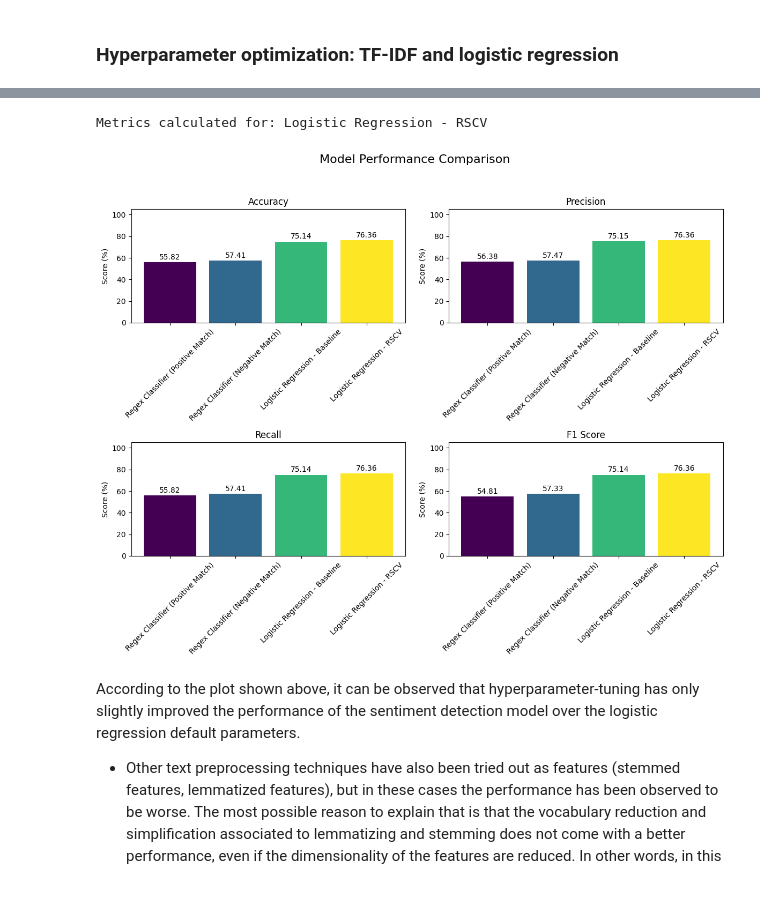
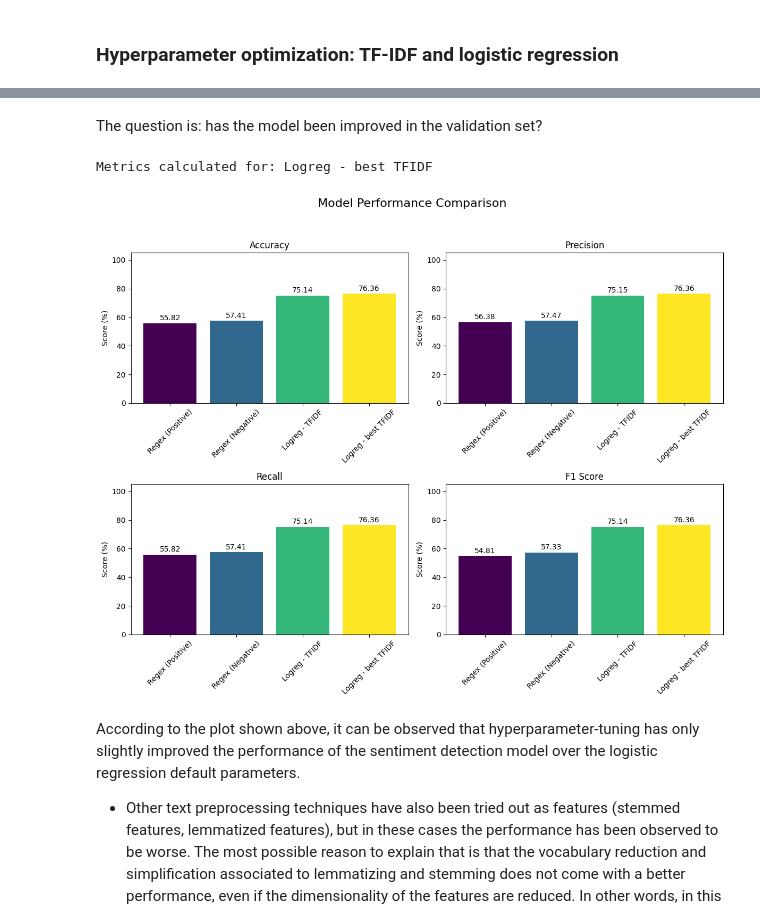
Before and after one commit to pablo-fdz/adv_nlp_hw1, a Jupyter notebook: hw1_sentiment_analysis_RT.ipynb, the cells around one changed output, grey strips where cells are left out. Saved outputs shown, nothing was run; the diff lists cells and outputs as text; code cells hidden in the pictures; blank space fills up the shorter version.

```diff
--- a/hw1_sentiment_analysis_RT.ipynb
+++ b/hw1_sentiment_analysis_RT.ipynb
@@ -306,7 +315,7 @@ metrics_val = metrics.Metrics()
 metrics_val.run(
     y_true=y_val_true,
     y_pred=y_val_pred_pos_match,
-    method_name="Regex Classifier (Positive Match)",
+    method_name="Regex (Positive)",
     average=metric_avg
 )
 
@@ -375,7 +384,7 @@ True label: 1, Predicted label: 1
 metrics_val.run(
     y_true=y_val_true,
     y_pred=y_val_pred_neg_match,
-    method_name="Regex Classifier (Negative Match)",
+    method_name="Regex (Negative)",
     average=metric_avg
 )
 
@@ -755,7 +764,7 @@ valid_preds = logistic_model.predict(X_valid)
 metrics_val.run(
     y_true=df_val['label'].values,
     y_pred=valid_preds,
-    method_name="Logistic Regression - Baseline",
+    method_name="Logreg - TFIDF",
     average=metric_avg
 )
 
@@ -948,0 +952,9 @@ The question is: has the model been improved in the validation set?
+# %%
+# Load the best model from the pickle file
+with open('models/logreg_tfidf_f1_macro_0.7463_text_lower.pkl', 'rb') as f:
+    best_model = pickle.load(f)
+
+# Train the best model on the entire training set
+model = best_model.fit(df_train[preprocessed_text].values, df_train['label'].values)
+
+model
@@ -949,19 +969,21 @@ The question is: has the model been improved in the validation set?
+# %% [markdown]
+The question is: has the model been improved in the validation set?
 # %%
 # Evaluate on the validation set
-valid_preds = random_search.predict(df_val[preprocessed_text].values)
+valid_preds = best_model.predict(df_val[preprocessed_text].values)
 
 # Compute the metrics for the logistic regression model and the validation set
 metrics_val.run(
     y_true=df_val['label'].values,
     y_pred=valid_preds,
-    method_name="Logistic Regression - RSCV",
+    method_name="Logreg - best TFIDF",
     average=metric_avg
 )
 
 metrics_val.plot()
 # %% [output]
-Metrics calculated for: Logistic Regression - RSCV
+Metrics calculated for: Logreg - best TFIDF
-[figure, old version]
+[figure, new version]
 # %% [markdown]
 According to the plot shown above, it can be observed that hyperparameter-tuning has only slightly improved the performance of the sentiment detection model over the logistic regression default parameters.
 - Other text preprocessing techniques have also been tried out as features (stemmed features, lemmatized features), but in these cases the performance has been observed to be worse. The most possible reason to explain that is that the vocabulary reduction and simplification associated to lemmatizing and stemming does not come with a better performance, even if the dimensionality of the features are reduced. In other words, in this case the nuances from the default text (with only lowercasing and stopword removal) are worth keeping (at least with literal NLP techniques). Nevertheless, the performance is very similar for the three types of preprocessing.
```
Also changed, not shown: parts of 31 cells of this notebook, 5 other files.
